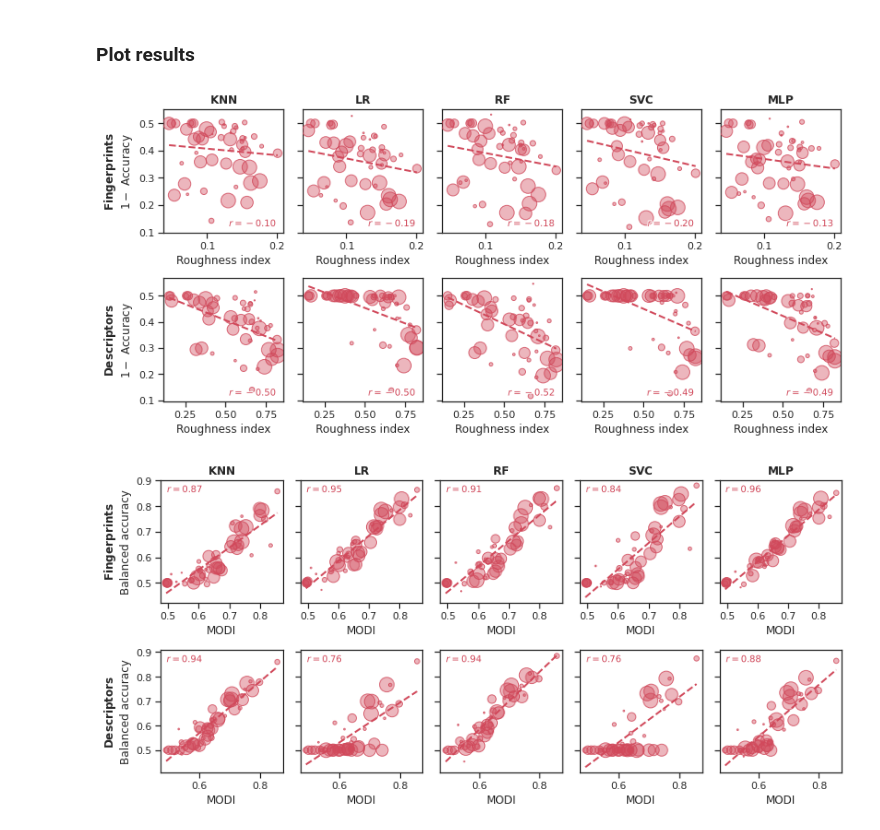
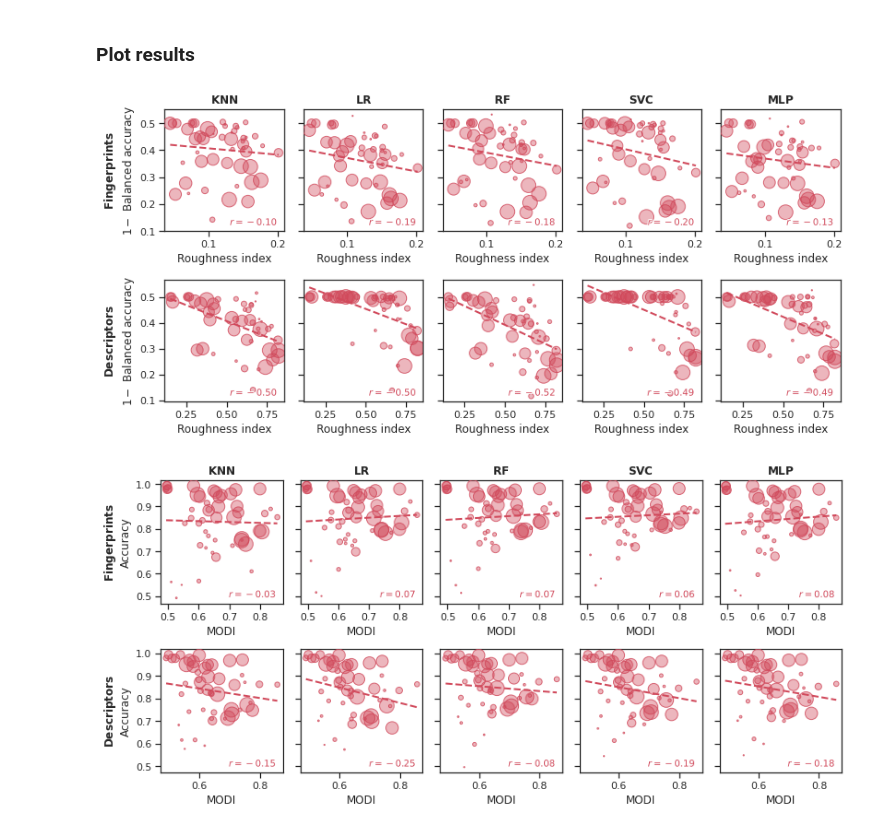
Before and after one commit to coleygroup/rogi-results, a Jupyter notebook: classification.ipynb, the cells around one changed output. Drawn from its saved outputs; the diff is of its cells as text; code cells hidden in the pictures.

Commit message:
fix plot labels

```diff
--- a/classification.ipynb
+++ b/classification.ipynb
@@ -340,8 +340,12 @@ for i, m in enumerate(models.keys()):
                  zorder_scatter=5, label='')
 
 # Fix labels, ticks, etc.
-axes[0,0].set_ylabel('$\\bf{Fingerprints}$\n$1 -$ Accuracy')
-axes[1,0].set_ylabel('$\\bf{Descriptors}$\n$1 -$ Accuracy')
+if 'balanced' in metric:
+    axes[0,0].set_ylabel('$\\bf{Fingerprints}$\n$1 -$ Balanced accuracy')
+    axes[1,0].set_ylabel('$\\bf{Descriptors}$\n$1 -$ Balanced accuracy')
+else:
+    axes[0,0].set_ylabel('$\\bf{Fingerprints}$\n$1 -$ Accuracy')
+    axes[1,0].set_ylabel('$\\bf{Descriptors}$\n$1 -$ Accuracy')
 
 for j in range(5):
     axes[0,j].set_xlabel('Roughness index')
@@ -351,16 +355,18 @@ plt.tight_layout()
 fig.savefig(f'plots/classification-rogi-{metric}.png', dpi=600, bbox_inches='tight')
 fig.savefig(f'plots/classification-rogi-{metric}.pdf', bbox_inches='tight')
 # %% [output]
-[figure, old version]
+[figure, new version]
 # %%
 fig, axes = plt.subplots(nrows=2, ncols=5, figsize=(11.5, 5.5), sharey='row', sharex='row')
 colors = ['#DF9216','#d1495b','#00798c']
 
-#metric = 'test_accuracy'
-metric = 'test_balanced_accuracy'
+metric = 'test_accuracy'
+#metric = 'test_balanced_accuracy'
 
-x_text = 0.35
-y_text = 0.9
+#x_text = 0.35
+#y_text = 0.9
+x_text = 0.95
+y_text = 0.05
 
 tdc_names = RESULTS['TDC']['FPS'].keys()
 
@@ -369,33 +375,37 @@ scores = [RESULTS['TDC']['FPS'][p]['modi'] for p in tdc_names]
 sizes = [RESULTS['TDC']['FPS'][p]['size'] for p in tdc_names]
 for i, m in enumerate(models.keys()):
     accuracy = np.array([np.mean(RESULTS['TDC']['FPS'][p][m][metric]) for p in tdc_names])
     plot_scatter(axes[0,i], scores, accuracy, title=f'$\\bf{m}$', marker='o', s=[50 * s/2000 for s in sizes], # size 50 = 2000 instances
                  fit=True, fit_outline=False, fit_zorder=0, fit_lw=2,
                  color=colors[1], edgecolor=colors[1], linewidth=1, alpha_face=0.4, alpha_edge=0.8,
                  annotate=True, text_color=colors[1], x_text=x_text, y_text=y_text, fontsize=10,
                  zorder_scatter=5, label='')
 
 # DESCRIPTORS
 scores = [RESULTS['TDC']['DESC'][p]['modi'] for p in tdc_names]
 sizes = [RESULTS['TDC']['DESC'][p]['size'] for p in tdc_names]
 for i, m in enumerate(models.keys()):
     accuracy = np.array([np.mean(RESULTS['TDC']['DESC'][p][m][metric]) for p in tdc_names])
     plot_scatter(axes[1,i], scores, accuracy, title='', marker='o', s=[50 * s/2000 for s in sizes], # size 50 = 2000 instances
                  fit=True, fit_outline=False, fit_zorder=0, fit_lw=2,
                  color=colors[1], edgecolor=colors[1], linewidth=1, alpha_face=0.4, alpha_edge=0.8,
                  annotate=True, text_color=colors[1], x_text=x_text, y_text=y_text, fontsize=10,
                  zorder_scatter=5, label='')
 
 # Fix labels, ticks, etc.
-axes[0,0].set_ylabel('$\\bf{Fingerprints}$\nBalanced accuracy')
-axes[1,0].set_ylabel('$\\bf{Descriptors}$\nBalanced accuracy')
+if 'balanced' in metric:
+    axes[0,0].set_ylabel('$\\bf{Fingerprints}$\nBalanced accuracy')
+    axes[1,0].set_ylabel('$\\bf{Descriptors}$\nBalanced accuracy')
+else:
+    axes[0,0].set_ylabel('$\\bf{Fingerprints}$\nAccuracy')
+    axes[1,0].set_ylabel('$\\bf{Descriptors}$\nAccuracy')
 
 for j in range(5):
     axes[0,j].set_xlabel('MODI')
     axes[1,j].set_xlabel('MODI')
 
 plt.tight_layout()
 fig.savefig(f'plots/classification-modi-{metric}.png', dpi=600, bbox_inches='tight')
 fig.savefig(f'plots/classification-modi-{metric}.pdf', bbox_inches='tight')
 # %% [output]
-[figure, old version]
+[figure, new version]
```
Also changed, not shown: 4 other files.
